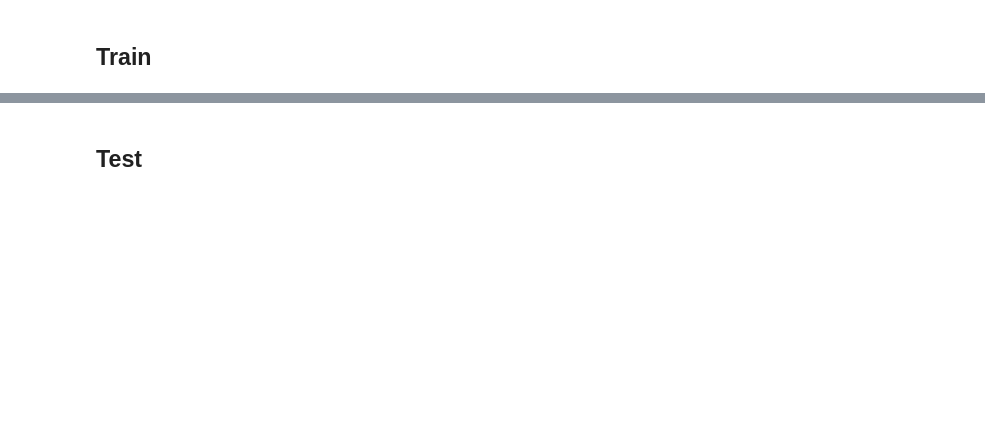
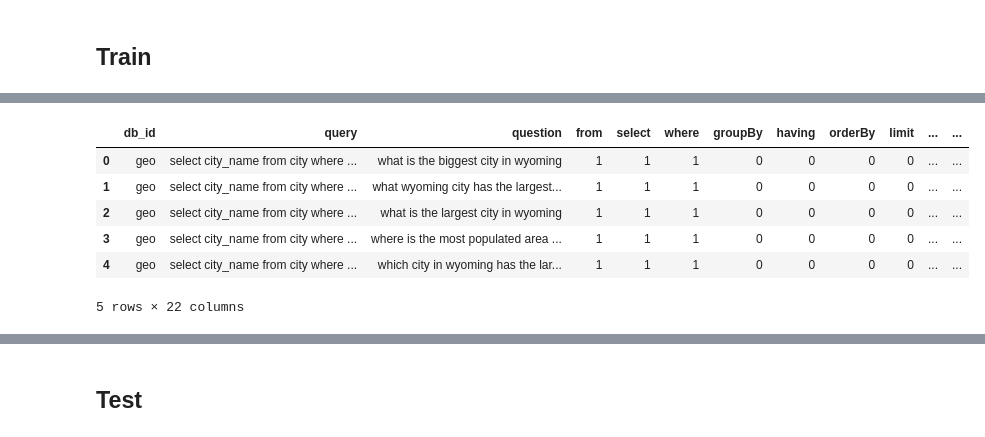
Before and after one commit to Vedant-Tibrewal/chatDB-dsci551, a Jupyter notebook: notebooks/data_prep.ipynb, the cells around one changed output, grey strips where cells are left out. Cells and saved outputs as stored; diff of their text form; code cells hidden in the pictures; blank space fills up the shorter version.

```diff
--- a/notebooks/data_prep.ipynb
+++ b/notebooks/data_prep.ipynb
@@ -67,3 +89,15 @@ spider_train_other.head()
+# %%
+spider_train_other['query'] = spider_train_other['query'].map(func_preprocess)
+spider_train_other = all_func_columns(spider_train_other)
+spider_train_other.head()
+# %% [output]
+|  | db_id | query | question | from | select | where | groupBy | having | orderBy | limit | ... | ... |
+| 0 | geo | select city_name from city where ... | what is the biggest city in wyoming | 1 | 1 | 1 | 0 | 0 | 0 | 0 | ... | ... |
+| 1 | geo | select city_name from city where ... | what wyoming city has the largest... | 1 | 1 | 1 | 0 | 0 | 0 | 0 | ... | ... |
+| 2 | geo | select city_name from city where ... | what is the largest city in wyoming | 1 | 1 | 1 | 0 | 0 | 0 | 0 | ... | ... |
+| 3 | geo | select city_name from city where ... | where is the most populated area ... | 1 | 1 | 1 | 0 | 0 | 0 | 0 | ... | ... |
+| 4 | geo | select city_name from city where ... | which city in wyoming has the lar... | 1 | 1 | 1 | 0 | 0 | 0 | 0 | ... | ... |
+5 rows × 22 columns
 # %%
 file_path = '/Users/vedanttibrewal/Documents/USC/lectures/sem_1/DSCI-551/project/chatDB-dsci551/dataset/train_spider.json'
 train_spider = spider_json_to_pandas(file_path)
```
Also changed, not shown: parts of 26 cells of this notebook, 9 other files.
